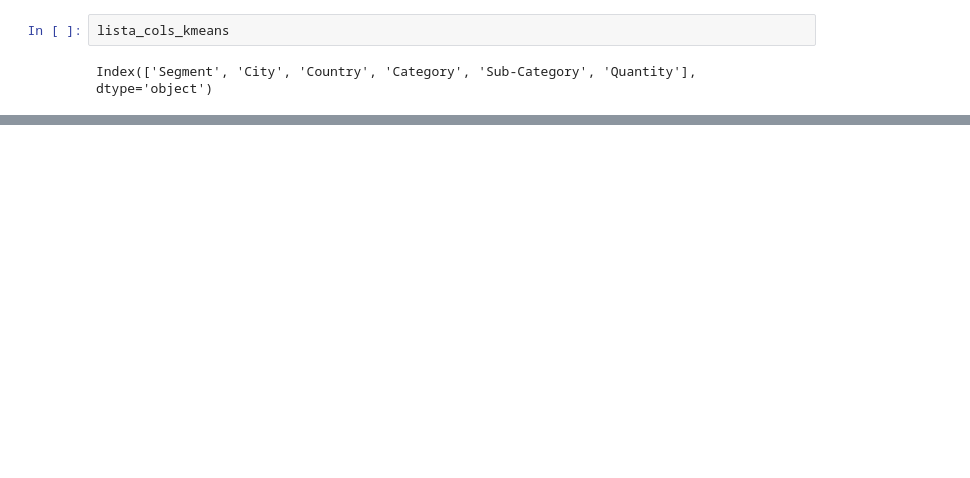
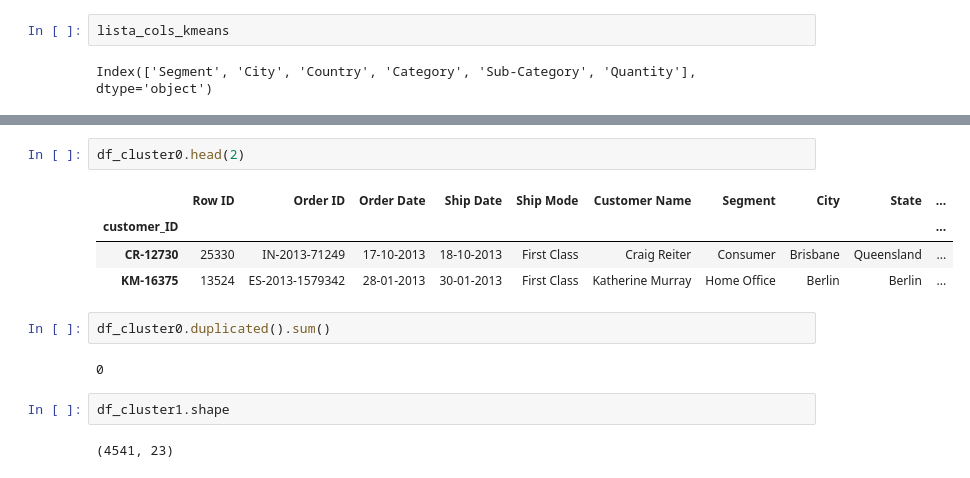
Before and after one commit to jgilsu11/Proyecto9-Clustering, a Jupyter notebook: Notebooks/clusterizacion.ipynb, the cells around one changed output, grey strips where cells are left out. Cells and saved outputs as stored; diff of their text form; blank space fills up the shorter version.

```diff
--- a/Notebooks/clusterizacion.ipynb
+++ b/Notebooks/clusterizacion.ipynb
@@ -577,0 +648,15 @@ Observamos 3 clusters bien marcados:
+# %%
+df_cluster0.head(2)
+# %% [output]
+|  | Row ID | Order ID | Order Date | Ship Date | Ship Mode | Customer Name | Segment | City | State | ... |
+| customer_ID |  |  |  |  |  |  |  |  |  | ... |
+| CR-12730 | 25330 | IN-2013-71249 | 17-10-2013 | 18-10-2013 | First Class | Craig Reiter | Consumer | Brisbane | Queensland | ... |
+| KM-16375 | 13524 | ES-2013-1579342 | 28-01-2013 | 30-01-2013 | First Class | Katherine Murray | Home Office | Berlin | Berlin | ... |
+# %%
+df_cluster0.duplicated().sum()
+# %% [output]
+0
+# %%
+df_cluster1.shape
+# %% [output]
+(4541, 23)
```
Also changed, not shown: parts of 32 cells of this notebook.
